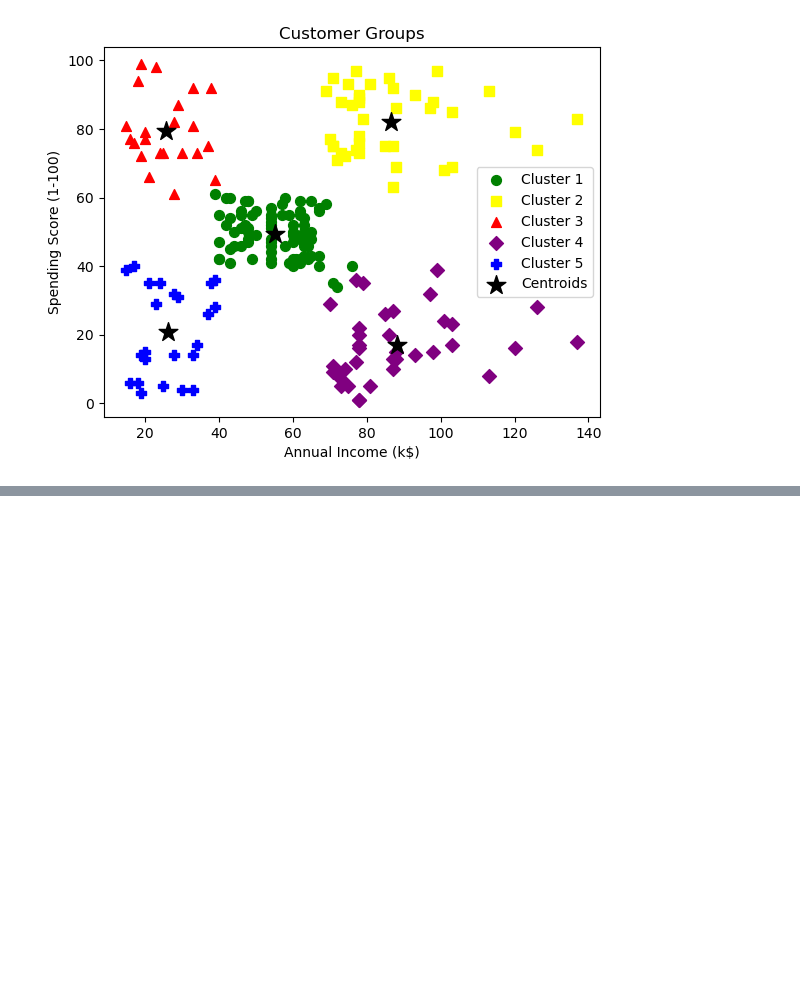
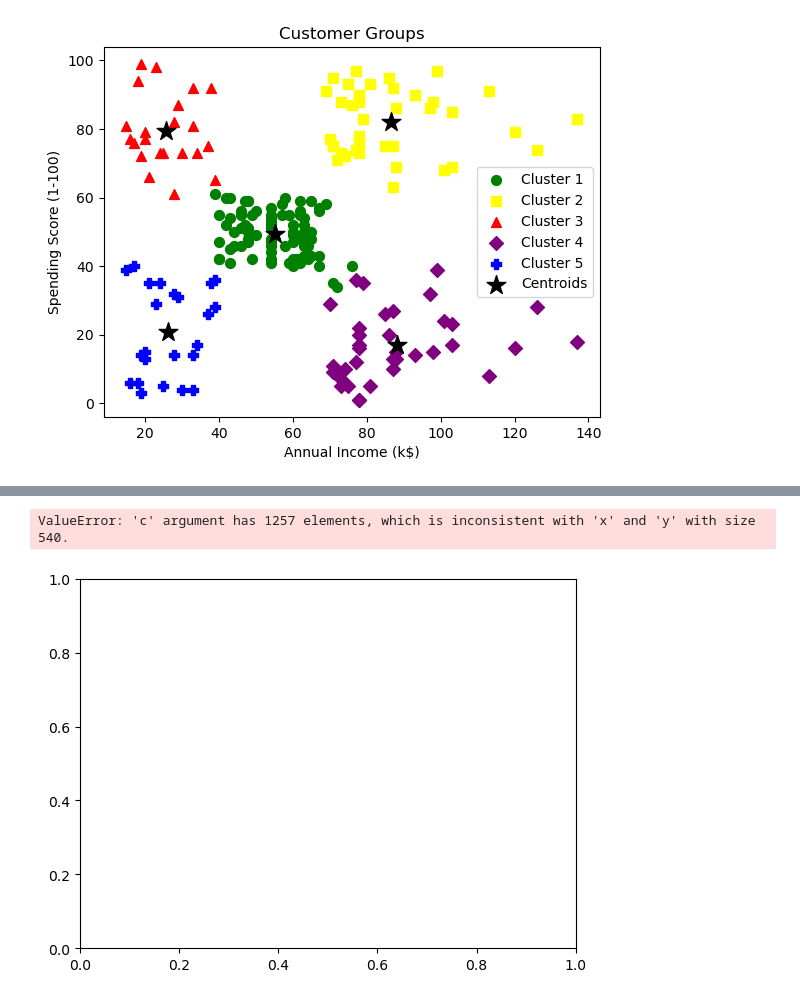
Before and after one commit to horacekangholie/ml-k-mean-clustering, a Jupyter notebook: notebooks/customer_segmentation.ipynb, the cells around one changed output, grey strips where cells are left out. Cells and saved outputs as stored; diff of their text form; code cells hidden in the pictures; blank space fills up the shorter version.

```diff
--- a/notebooks/customer_segmentation.ipynb
+++ b/notebooks/customer_segmentation.ipynb
@@ -72,0 +183,20 @@ plt.show()
+# %%
+import matplotlib.pyplot as plt
+
+scatter = plt.scatter(
+    test_reduced[:, 0],
+    test_reduced[:, 1],
+    c=y_train,
+    cmap=plt.cm.Paired
+)
+plt.legend(
+    *scatter.legend_elements(),
+    title='Digits',
+    bbox_to_anchor=(1, 0.8)
+)
+plt.xlabel('PCA 1')
+plt.ylabel('PCA 2')
+plt.show()
+# %% [output]
+ValueError: 'c' argument has 1257 elements, which is inconsistent with 'x' and 'y' with size 540.
+[figure, added]
```
Also changed, not shown: parts of 12 cells of this notebook, 2 other files.
